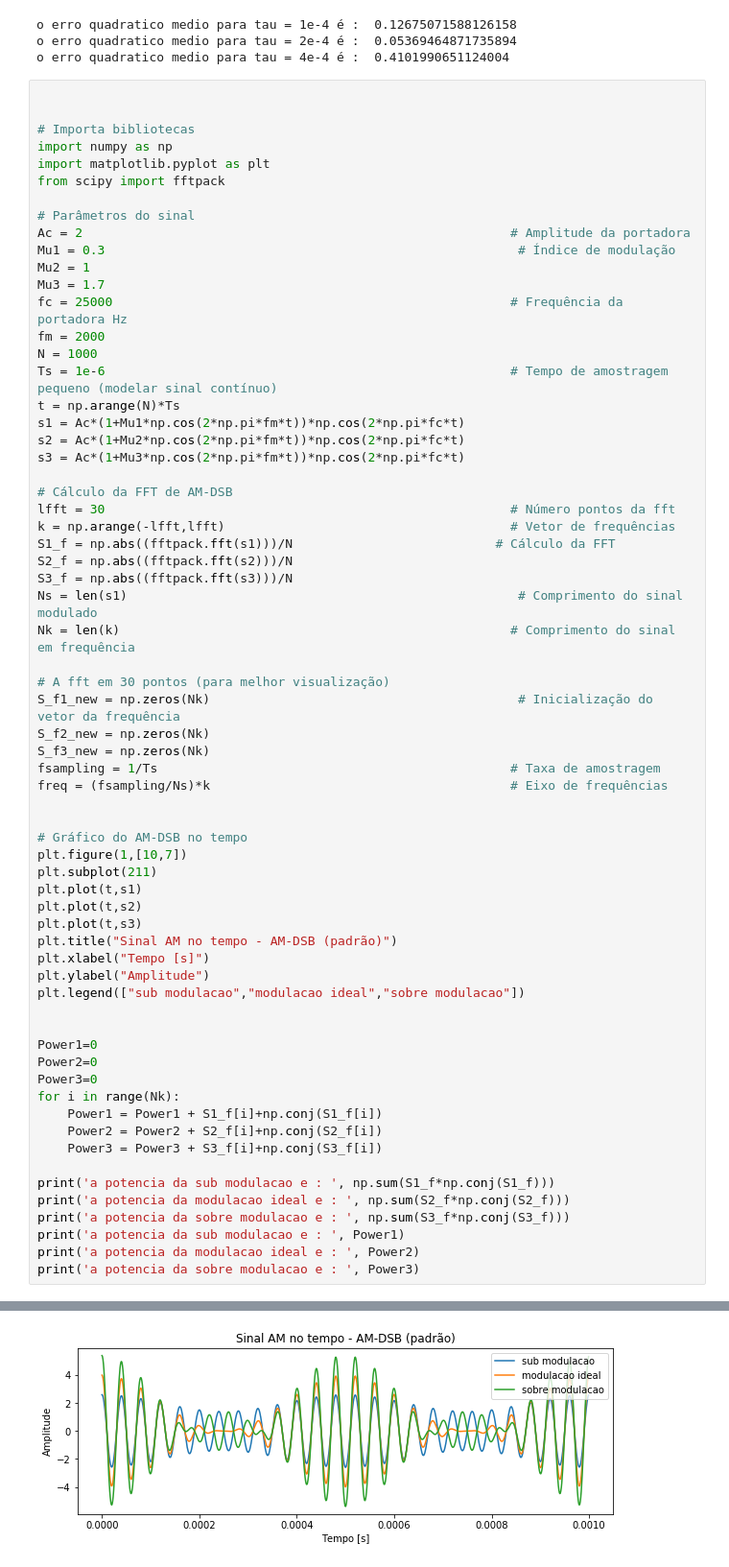
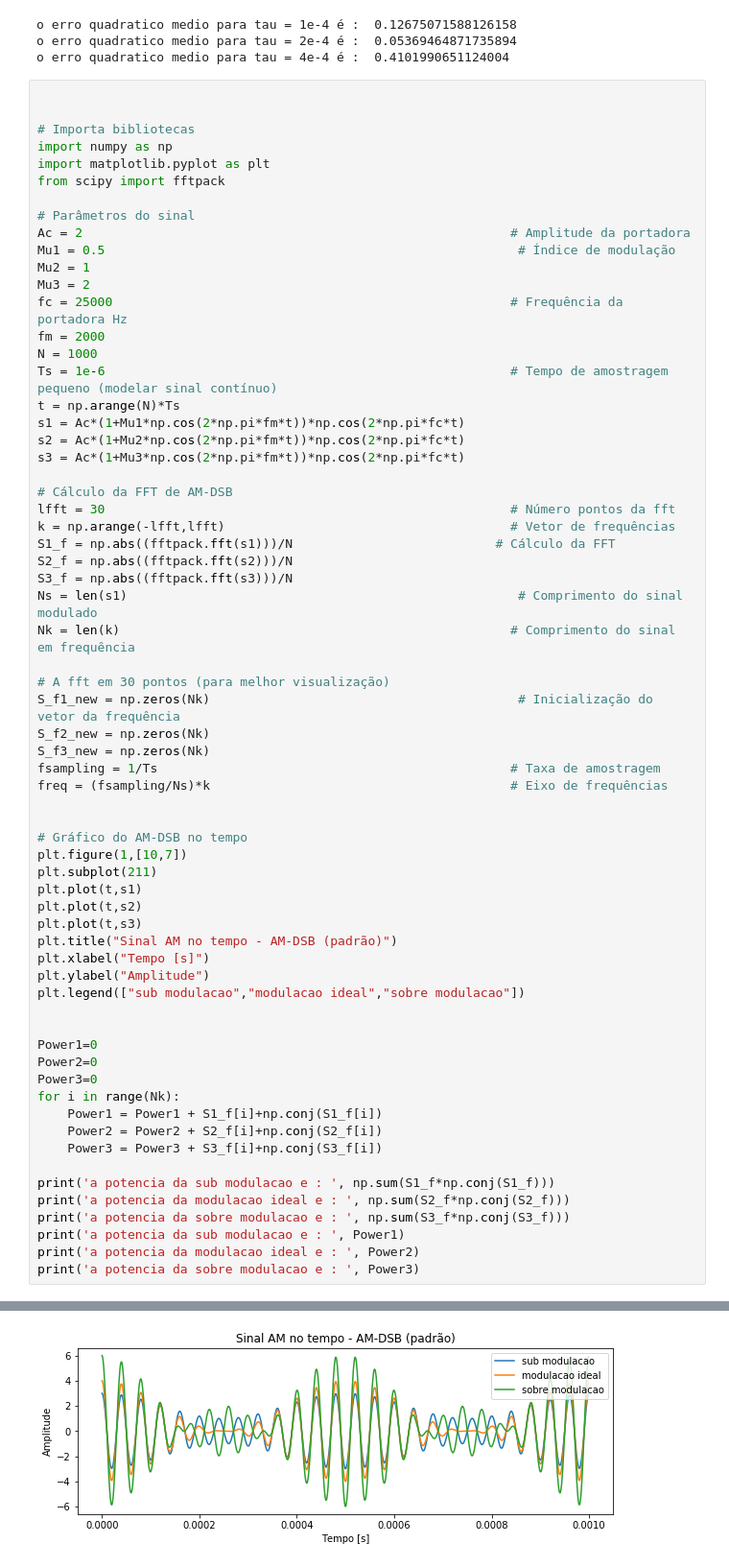
Before and after one commit to jpmarques-13/JoaoPaulo_dco2004, a Jupyter notebook: pratica5/handson5.ipynb, the cells around one changed output, grey strips where cells are left out. Shown: that part at 96% size. Cells and saved outputs as stored; diff of their text form.

```diff
--- a/pratica5/handson5.ipynb
+++ b/pratica5/handson5.ipynb
@@ -184,9 +184,9 @@ from scipy import fftpack
 
 # Parâmetros do sinal
 Ac = 2                                                         # Amplitude da portadora
-Mu1 = 0.3                                                       # Índice de modulação
+Mu1 = 0.5                                                       # Índice de modulação
 Mu2 = 1
-Mu3 = 1.7
+Mu3 = 2
 fc = 25000                                                     # Frequência da portadora Hz
 fm = 2000
 N = 1000
@@ -249 +249 @@ a potencia da sobre modulacao e :  5.4000000000001345
-[figure, old version]
+[figure, new version]
```
Also changed, not shown: parts of 2 cells of this notebook, 12 other files.
